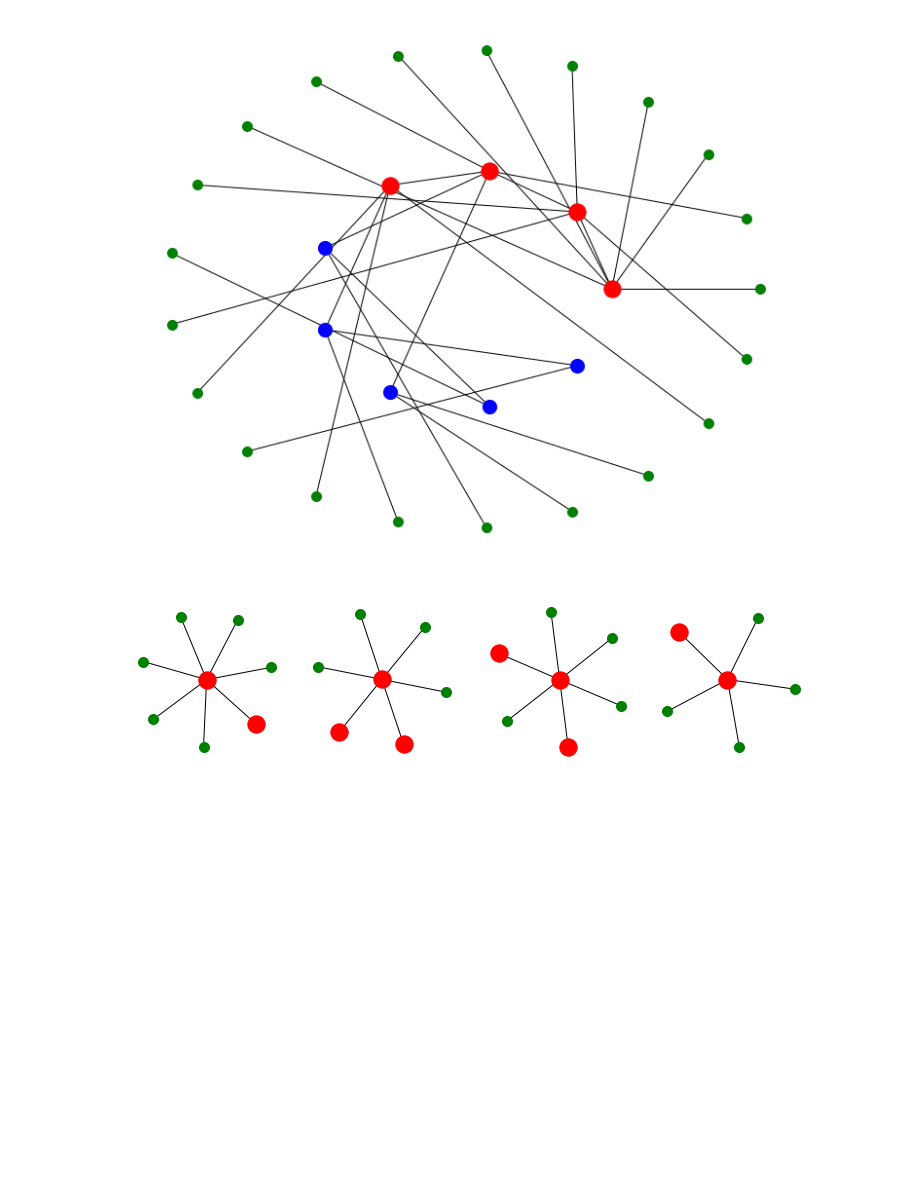
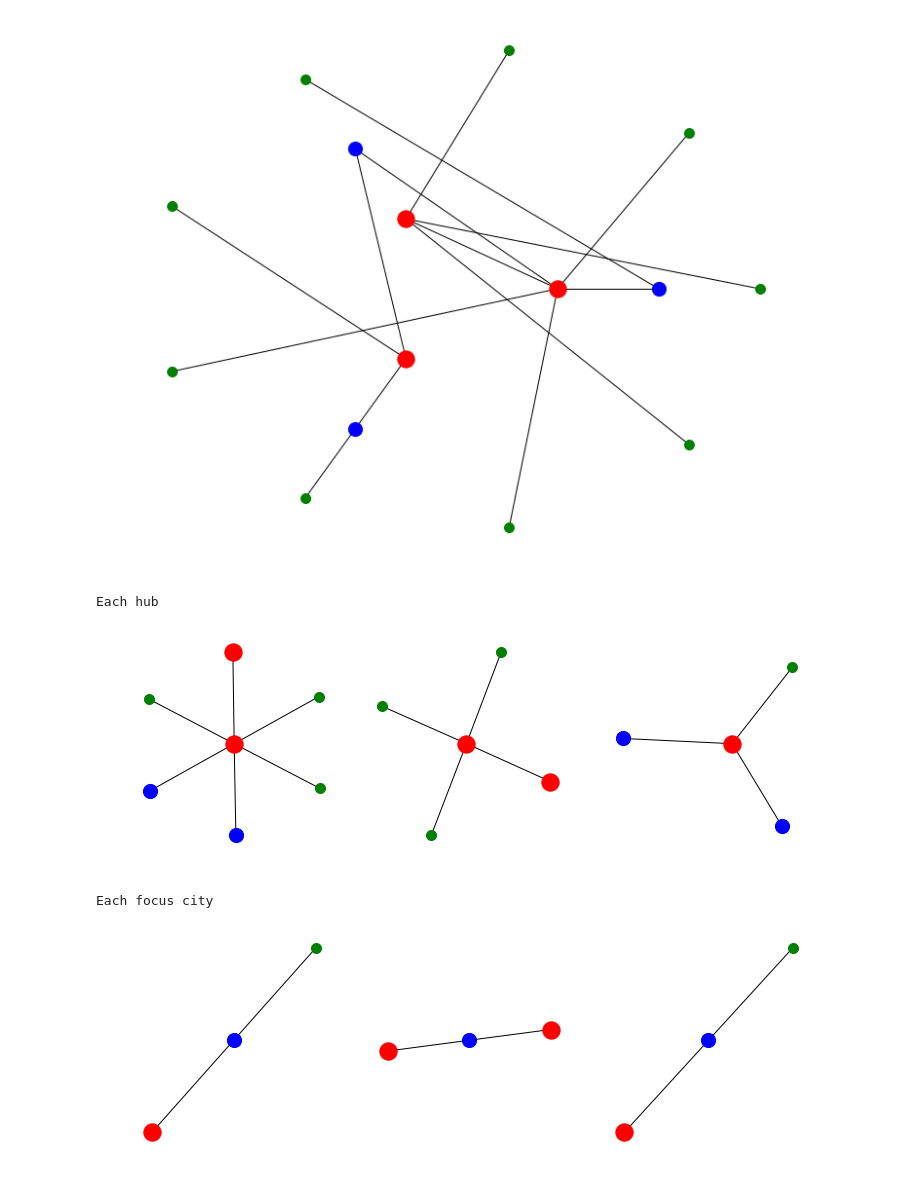
Before and after one commit to Morten-Esketveit/TSDS-gruppe-2019, a Jupyter notebook: Exam/Hub-and-spoke/BA_example.ipynb, the cells around one changed output. Saved outputs shown, nothing was run; the diff lists cells and outputs as text; code cells hidden in the pictures; blank space fills up the shorter version.

```diff
--- a/Exam/Hub-and-spoke/BA_example.ipynb
+++ b/Exam/Hub-and-spoke/BA_example.ipynb
@@ -98,10 +141,14 @@ class ba_model(object):
 # %%
 # Graphs
-ba = ba_model(N=30, m=1, seed=911)
-hubs, spokes, focus = ba.nodes()
+ba = ba_model(N=15, m=1, threshold=1.5, seed=100)
 # ba.draw()
-ba.shell()
-ego = ba.hubs()
+# ba.shell_a()
+ba.shell_b()
+ba.hub()
+ba.focus()
 # %% [output]
-[figure, old version]
+[figure, new version]
+Each hub
-[figure, old version]
+[figure, new version]
+Each focus city
+[figure, added]
```
Also changed, not shown: parts of 4 cells of this notebook.
